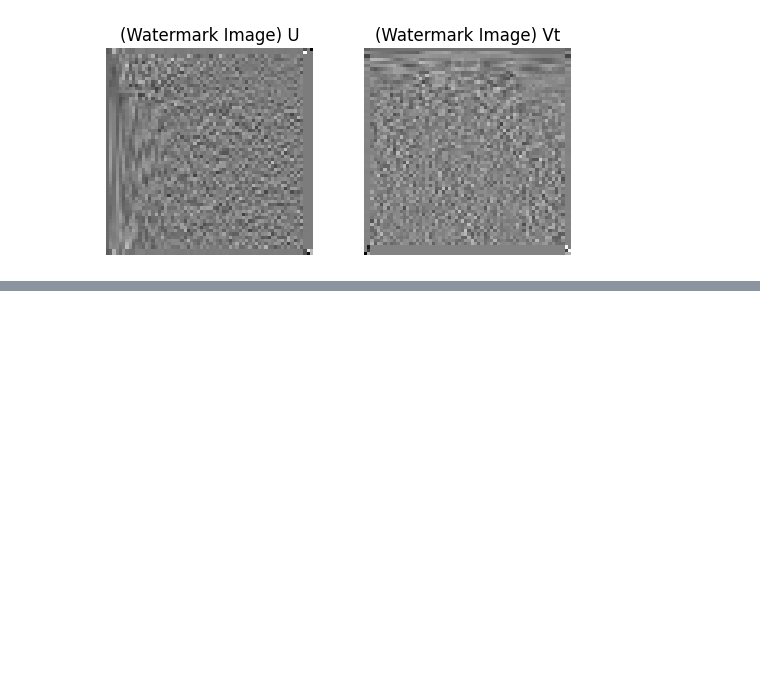
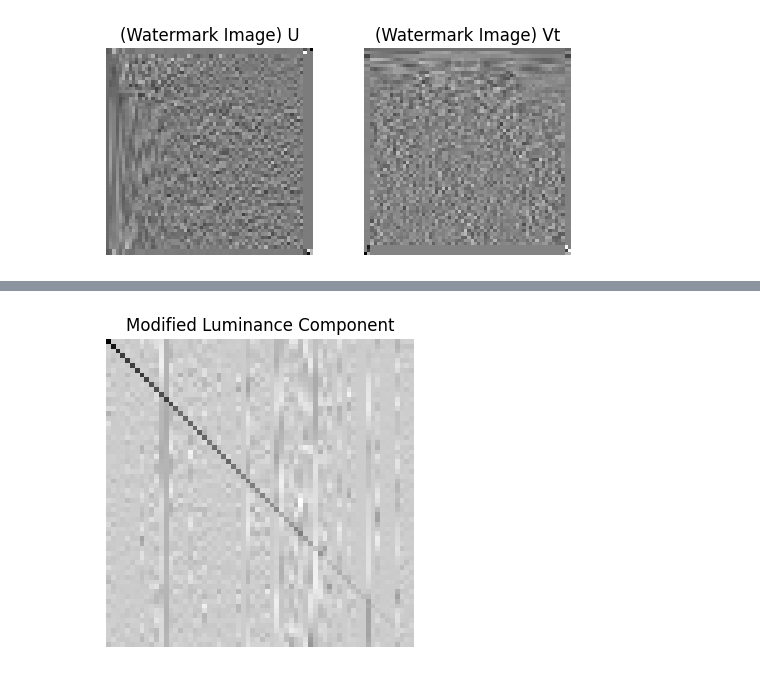
Before and after one commit to Anurag607/DE_Watermarking, a Jupyter notebook: main.ipynb, the cells around one changed output, grey strips where cells are left out. Saved outputs shown, nothing was run; the diff lists cells and outputs as text; code cells hidden in the pictures; blank space fills up the shorter version.

```diff
--- a/main.ipynb
+++ b/main.ipynb
@@ -261,0 +304,16 @@ Clipping input data to the valid range for imshow with RGB data ([0..1] for floa
+# %%
+
+def modify_singular_values(Y, q):
+    # Step 1: Compute SVD of the luminance component matrix Y
+    U, s, Vt = np.linalg.svd(Y, full_matrices=False)
+
+    W0_prime = (Y - np.diag(s))/q
+
+    return W0_prime
+
+
+W0_prime = modify_singular_values(watermarked_yiq_y_comp, 0.5)
+
+show_image_1(W0_prime, "Modified Luminance Component")
+# %% [output]
+[figure, added]
```
Also changed, not shown: parts of 10 cells of this notebook.
